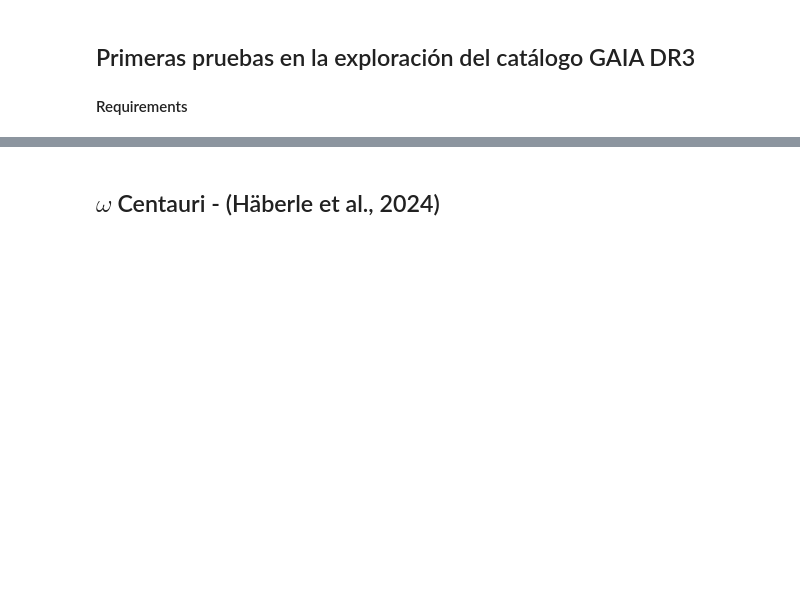
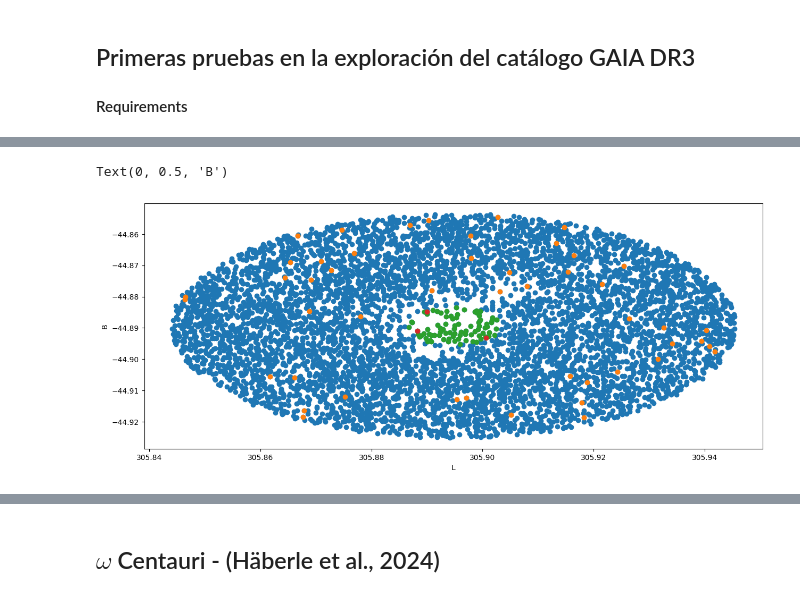
Before and after one commit to santhiperbolico/tfm-ucm-code, a Jupyter notebook: notebooks/Primeras pruebas GAIA DR3.ipynb, the cells around one changed output, grey strips where cells are left out. Saved outputs shown, nothing was run; the diff lists cells and outputs as text; code cells hidden in the pictures; blank space fills up the shorter version.

```diff
--- a/notebooks/Primeras pruebas GAIA DR3.ipynb
+++ b/notebooks/Primeras pruebas GAIA DR3.ipynb
@@ -103,13 +116,12 @@ INFO: Query finished. [astroquery.utils.tap.core]
+# %%
+df_rc1["pm_kms"] = convert_mas_yr_in_km_s(df_rc1["parallax"].values, df_rc1["pm"].values)
+df_rc1["pmra_kms"] = convert_mas_yr_in_km_s(df_rc1["parallax"].values, df_rc1["pmra"].values)
+df_rc1["pmdec_kms"] = convert_mas_yr_in_km_s(df_rc1["parallax"].values, df_rc1["pmdec"].values)
+
+df_rc6["pm_kms"] = convert_mas_yr_in_km_s(df_rc6["parallax"].values, df_rc6["pm"].values)
+df_rc6["pmra_kms"] = convert_mas_yr_in_km_s(df_rc6["parallax"].values, df_rc6["pmra"].values)
+df_rc6["pmdec_kms"] = convert_mas_yr_in_km_s(df_rc6["parallax"].values, df_rc6["pmdec"].values)
 # %%
-df_rc1 = results.to_pandas()
-df_rc6 = results6.to_pandas()
-
-print(f"Rc1: {df_rc1.shape[0]} elementos")
-print(f"Rc6: {df_rc6.shape[0]} elementos")
-
-df_rc1["RUWE_np5"] = get_ruwe_from_gaia(df_rc1, 5)
-df_rc1["RUWE_np6"] = get_ruwe_from_gaia(df_rc1, 6)
-
-df_rc6["RUWE_np5"] = get_ruwe_from_gaia(df_rc6, 5)
-df_rc6["RUWE_np6"] = get_ruwe_from_gaia(df_rc6, 6)
+mask_rc6 = (df_rc6.pmra_kms.abs() > 50) & (df_rc6.pmdec_kms.abs() > 50) & (df_rc6.parallax > 0) & (df_rc6.parallax_error < 0.3)
+df_rc6.loc[mask_rc6, ["pm_kms", "pmra_kms", "pmdec_kms"]].describe(percentiles=[0.05,0.25,0.50,0.75,0.95]).T
 # %% [output]
@@ -135 +152,21 @@ df_rc6[mask_ruwe]
+# %%
+# Crear la figura y los ejes
+fig, ax = plt.subplots(figsize=(15, 6))
+
+plt.scatter(df_rc6.l.values, df_rc6.b.values)
+df_sample = df_rc6[mask_rc6 & (df_rc6.RUWE_np5 < 1.4)]
+plt.scatter(df_sample[df_sample.pm_kms >= 150].l.values, df_sample[df_sample.pm_kms >= 150].b.values)
+plt.scatter(df_rc1.l.values, df_rc1.b.values)
+plt.scatter(df_rc1[df_rc1.pm_kms >= 150].l.values, df_rc1[df_rc1.pm_kms >= 150].b.values)
+
+# Etiquetas de los ejes
+ax.set_xlabel('L')
+ax.set_ylabel('B')
+
+# Ajustar límites de los ejes si es necesario
+# ax.set_xlim(305.8, 306)
+# ax.set_ylim(-45, -44.5)
+# %% [output]
+Text(0, 0.5, 'B')
+[figure, added]
 # %%
```
Also changed, not shown: parts of 13 cells of this notebook, 4 other files.
